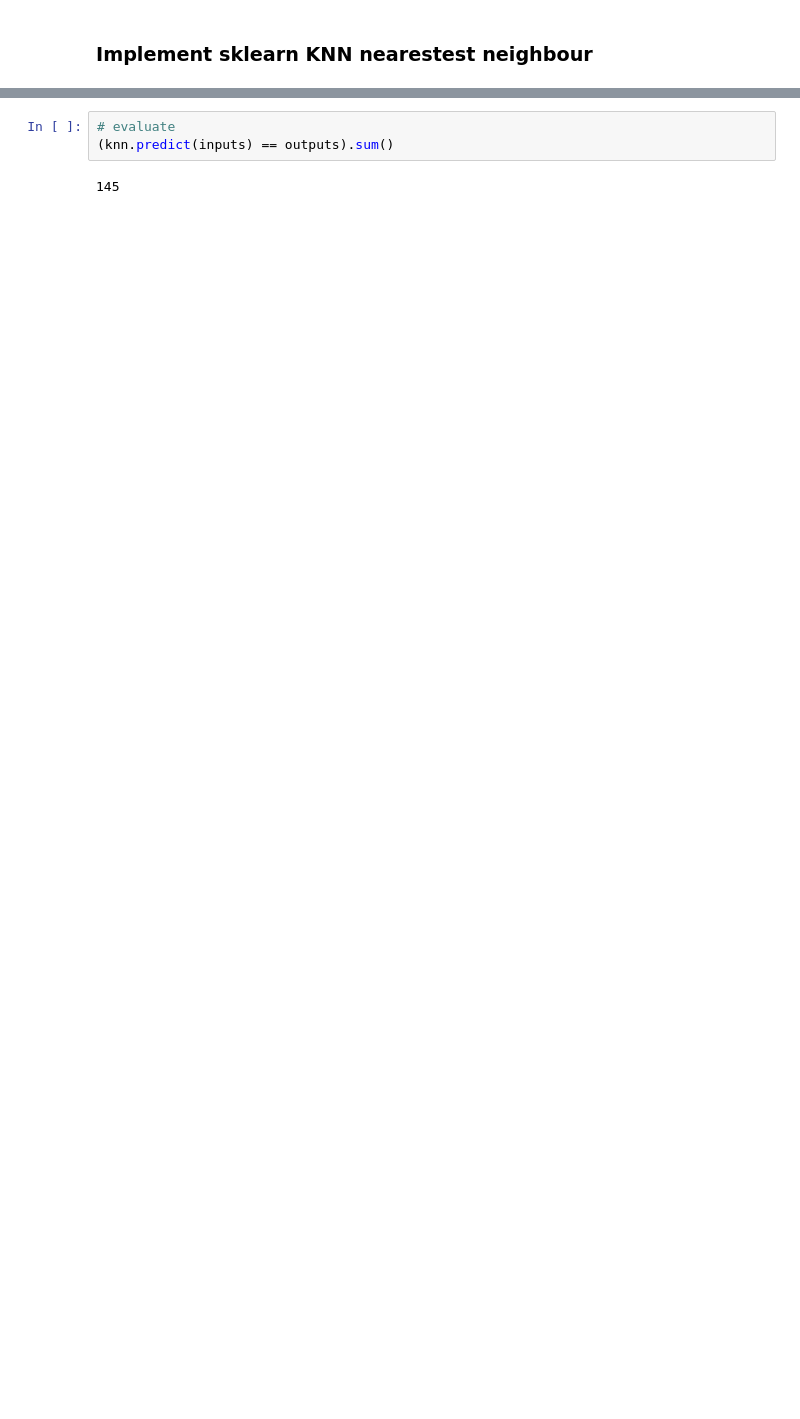
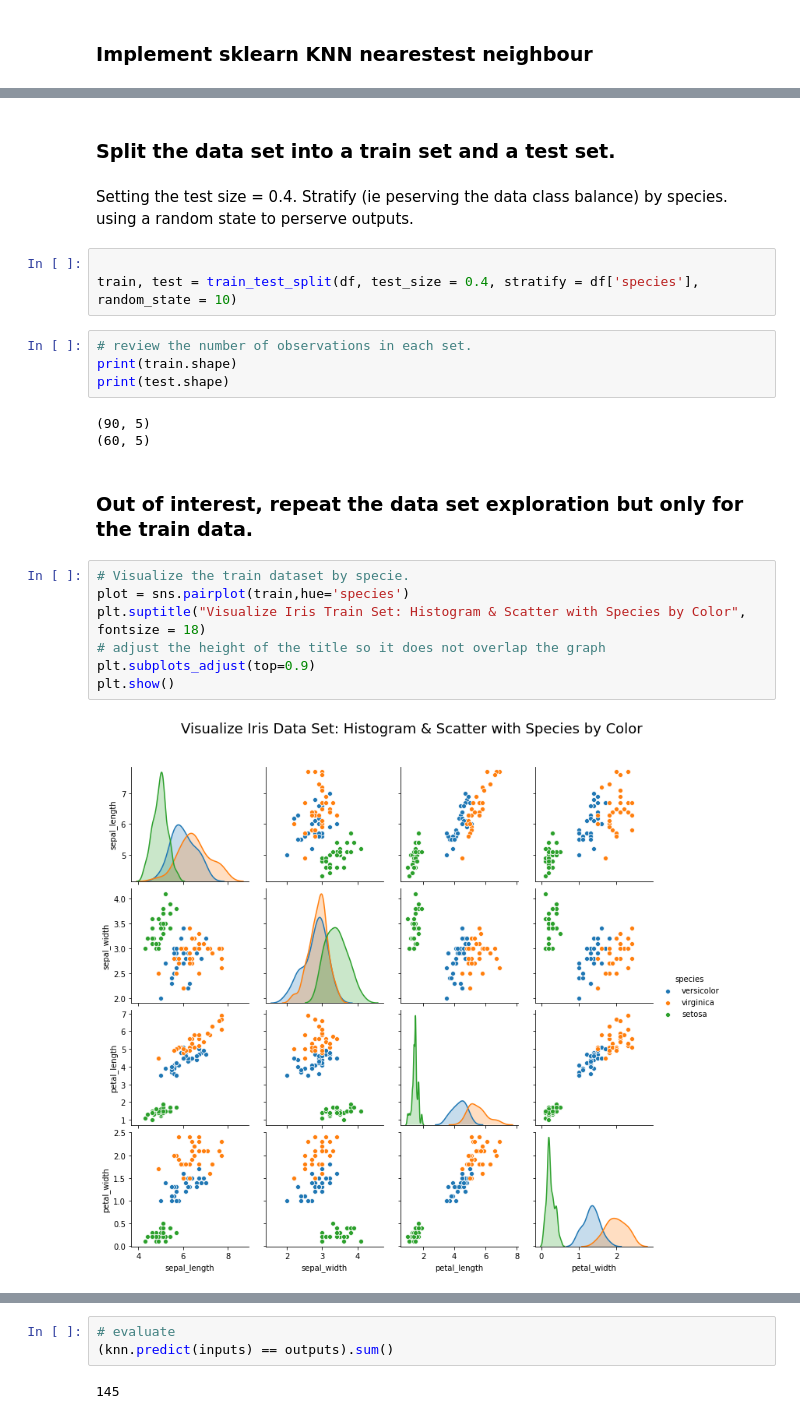
Before and after one commit to fionaoriordan/MLS_Tasks, a Jupyter notebook: Tasks.ipynb, the cells around one changed output, grey strips where cells are left out. Cells and saved outputs as stored; diff of their text form; blank space fills up the shorter version.

```diff
--- a/Tasks.ipynb
+++ b/Tasks.ipynb
@@ -755,0 +763,25 @@ import pandas as pd
+# %% [markdown]
+### Split the data set into a train set and a test set.
+# %% [markdown]
+Setting the test size = 0.4. Stratify (ie peserving the data class balance) by species. using a random state to perserve outputs.
+# %%
+
+train, test = train_test_split(df, test_size = 0.4, stratify = df['species'], random_state = 10)
+# %%
+# review the number of observations in each set.
+print(train.shape)
+print(test.shape)
+# %% [output]
+(90, 5)
+(60, 5)
+# %% [markdown]
+### Out of interest, repeat the data set exploration but only for the train data.
+# %%
+# Visualize the train dataset by specie.
+plot = sns.pairplot(train,hue='species')
+plt.suptitle("Visualize Iris Train Set: Histogram & Scatter with Species by Color", fontsize = 18)
+# adjust the height of the title so it does not overlap the graph
+plt.subplots_adjust(top=0.9)
+plt.show()
+# %% [output]
+[figure, added]
```
Also changed, not shown: parts of 16 cells of this notebook.
